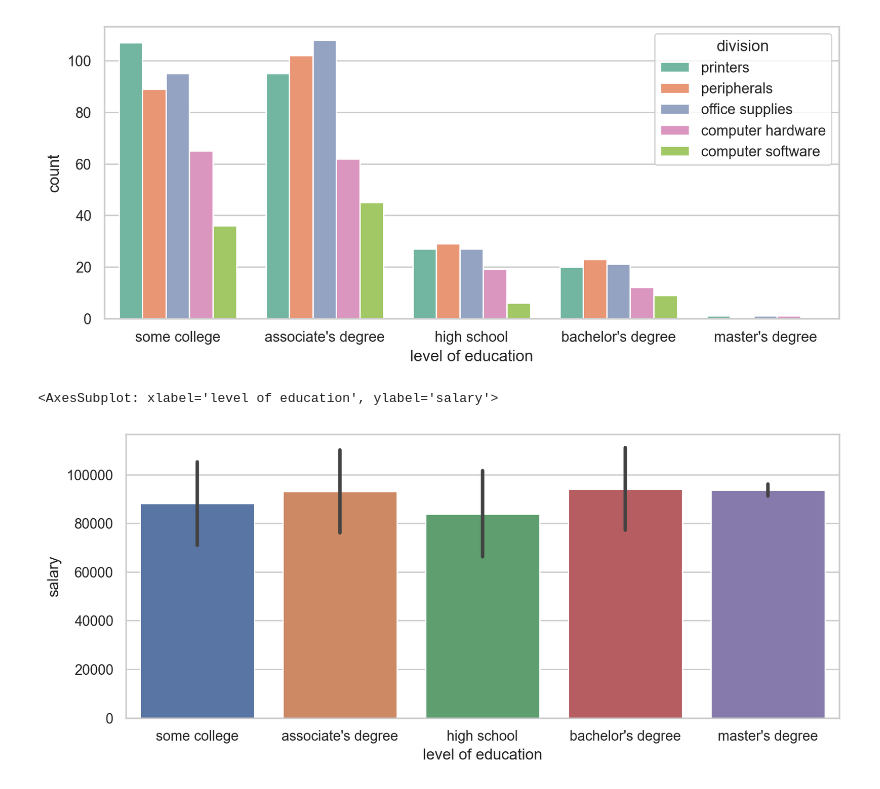
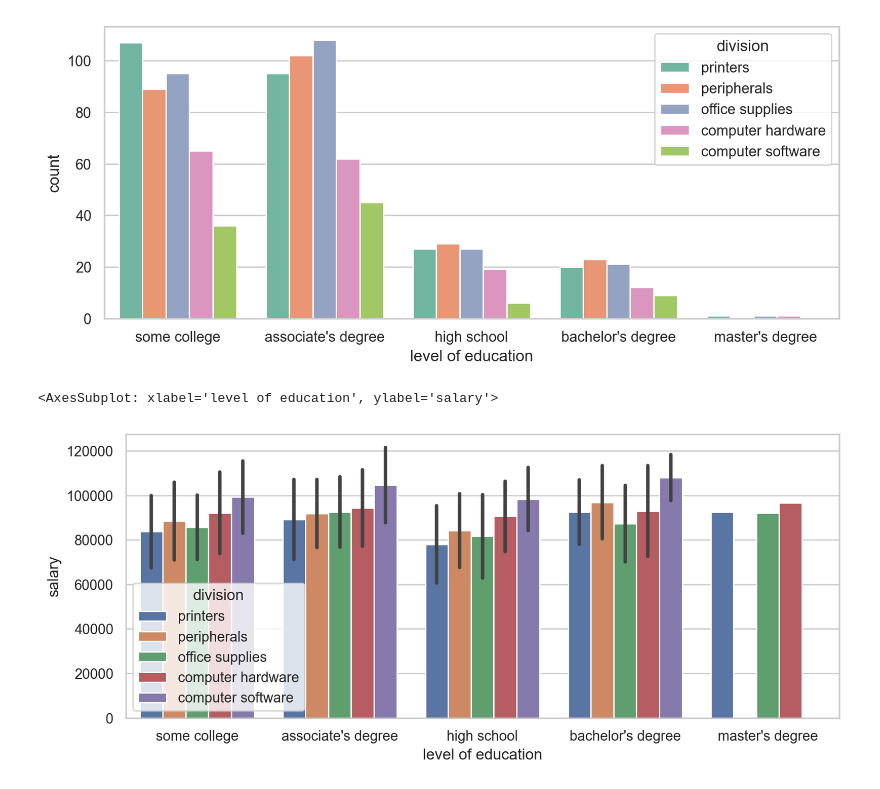
Before and after one commit to astro648/My-AI, a Jupyter notebook: Seaborn Basics/Seaborn Plot.ipynb, the cells around one changed output. Cells and saved outputs as stored; diff of their text form; code cells hidden in the pictures.

```diff
--- a/Seaborn Basics/Seaborn Plot.ipynb
+++ b/Seaborn Basics/Seaborn Plot.ipynb
@@ -98,7 +98,7 @@ sns.countplot(data=df,x='level of education',hue='division',palette='Set2')
 [figure]
 # %%
 plt.figure(figsize = (10,4),dpi=200)
-sns.barplot(data=df,x='level of education',y='salary',estimator=np.mean,errorbar='sd')
+sns.barplot(data=df,x='level of education',y='salary',hue='division',estimator=np.mean,errorbar='sd')
 # %% [output]
 <AxesSubplot: xlabel='level of education', ylabel='salary'>
-[figure, old version]
+[figure, new version]
```
